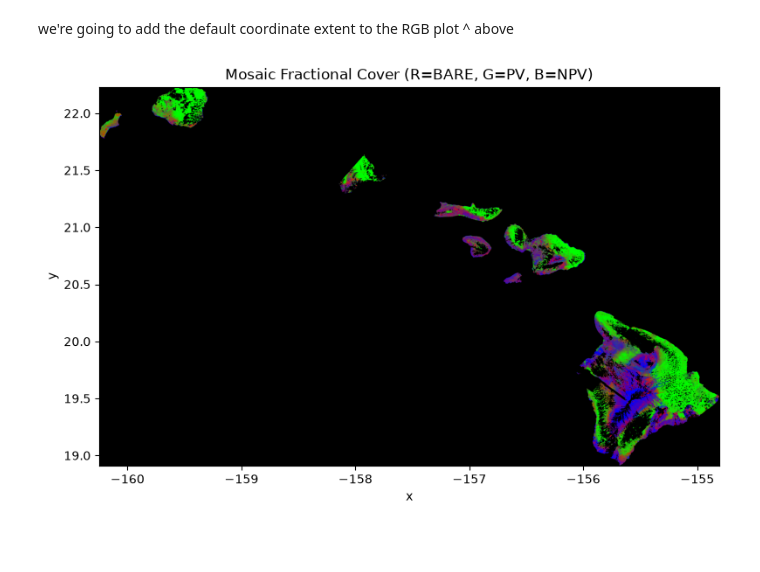
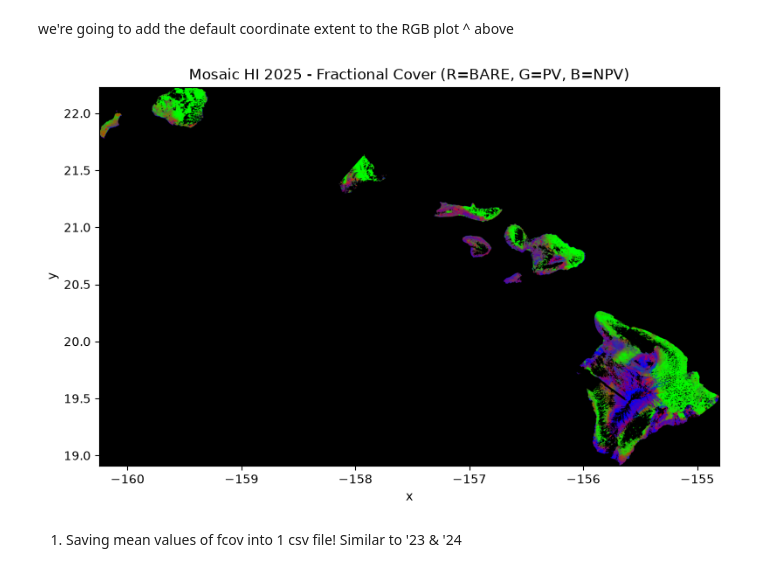
Before and after one commit to gillopez42/testing1, a Jupyter notebook: Scripts/GilsEMIT_2025HI_fcov.ipynb, the cells around one changed output. Drawn from its saved outputs; the diff is of its cells as text; code cells hidden in the pictures; blank space fills up the shorter version.

Commit message:
Add updated code for Step 1. % annual cover

```diff
--- a/Scripts/GilsEMIT_2025HI_fcov.ipynb
+++ b/Scripts/GilsEMIT_2025HI_fcov.ipynb
@@ -504,25 +504,27 @@ we're going to add the default coordinate extent to the RGB plot ^ above
 # %%
 import matplotlib.pyplot as plt
 
 # --- Get geographic bounds from the clipped raster's metadata ---
 transform = bare_meta["transform"]
 height, width = bare_masked.shape
 
 left = transform.c
 top = transform.f
 right = left + width * transform.a
 bottom = top + height * transform.e  # transform.e is negative
 
 extent = [left, right, bottom, top]
 
 # --- Plot ---
 fig, ax = plt.subplots(figsize=(8, 8))
 ax.imshow(rgb, extent=extent)
-ax.set_title("Mosaic Fractional Cover (R=BARE, G=PV, B=NPV)")
+ax.set_title("Mosaic HI 2025 - Fractional Cover (R=BARE, G=PV, B=NPV)")
 ax.set_xlabel("x")
 ax.set_ylabel("y")
 
 plt.tight_layout()
 plt.show()
 # %% [output]
-[figure, old version]
+[figure, new version]
+# %% [markdown]
+1. Saving mean values of fcov into 1 csv file! Similar to '23 & '24
```
Also changed, not shown: parts of 1 cell of this notebook.
